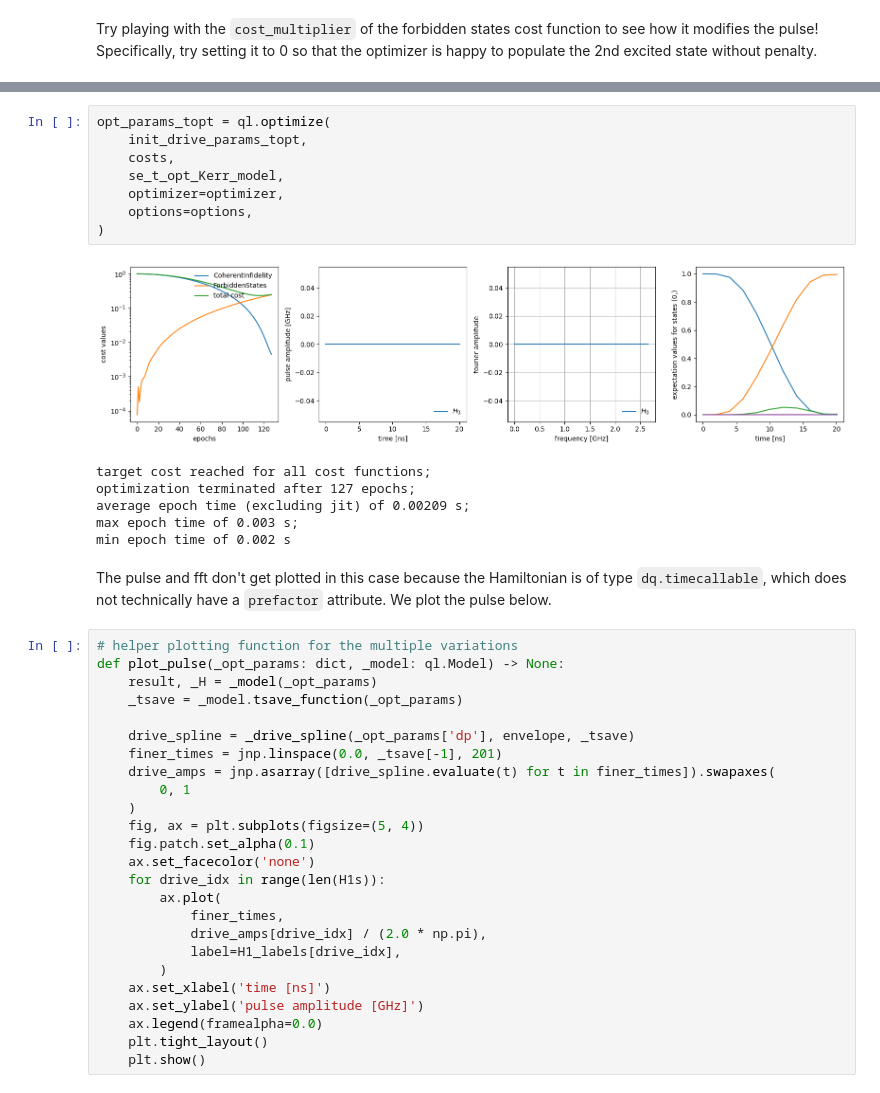
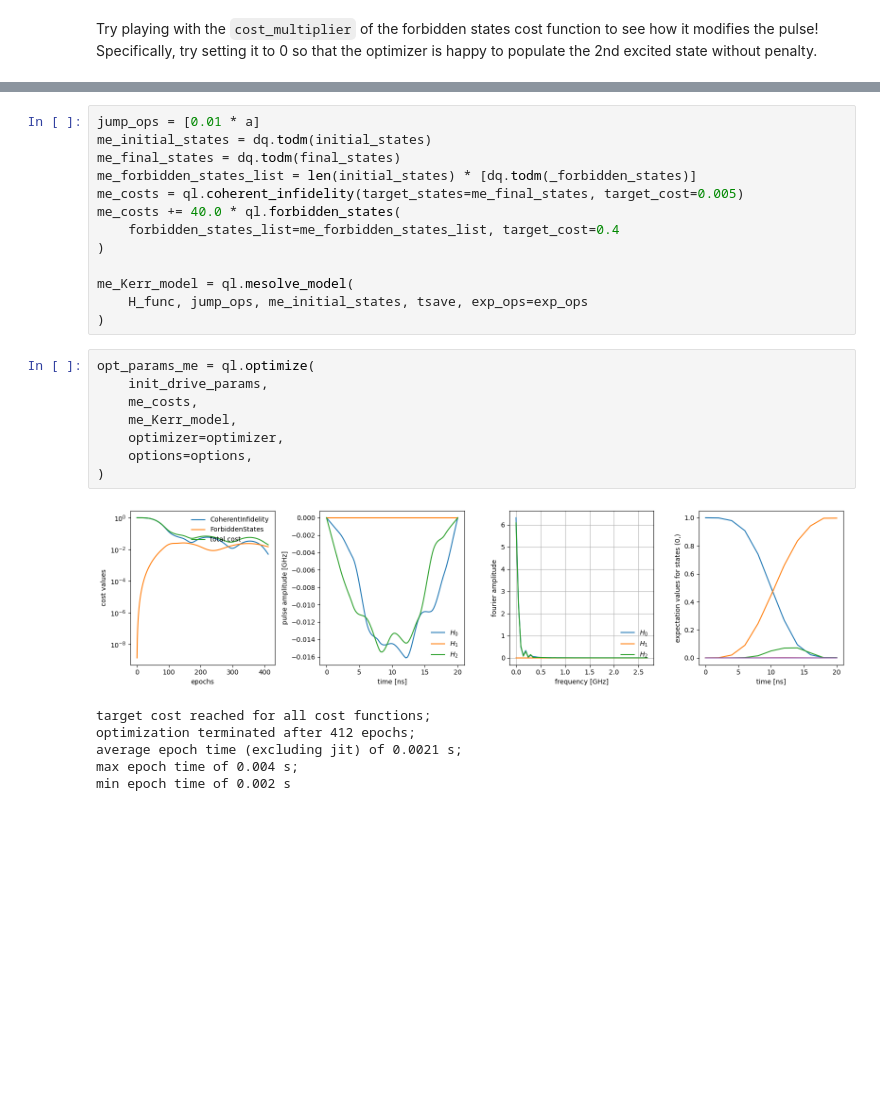
Before and after one commit to dkweiss31/qontrol, a Jupyter notebook: docs/examples/Kerr_oscillator.ipynb, the cells around one changed output, grey strips where cells are left out. Drawn from its saved outputs; the diff is of its cells as text; blank space fills up the shorter version.

Commit message:
Aniket noted that the Kerr_oscillator tutorial was broken: eliminating the time optimal control demo for now

```diff
--- a/docs/examples/Kerr_oscillator.ipynb
+++ b/docs/examples/Kerr_oscillator.ipynb
@@ -129,42 +104,28 @@ se_t_opt_Kerr_model = ql.sesolve_model(
+# %%
+jump_ops = [0.01 * a]
+me_initial_states = dq.todm(initial_states)
+me_final_states = dq.todm(final_states)
+me_forbidden_states_list = len(initial_states) * [dq.todm(_forbidden_states)]
+me_costs = ql.coherent_infidelity(target_states=me_final_states, target_cost=0.005)
+me_costs += 40.0 * ql.forbidden_states(
+    forbidden_states_list=me_forbidden_states_list, target_cost=0.4
+)
+
+me_Kerr_model = ql.mesolve_model(
+    H_func, jump_ops, me_initial_states, tsave, exp_ops=exp_ops
+)
 # %%
-opt_params_topt = ql.optimize(
-    init_drive_params_topt,
-    costs,
-    se_t_opt_Kerr_model,
+opt_params_me = ql.optimize(
+    init_drive_params,
+    me_costs,
+    me_Kerr_model,
     optimizer=optimizer,
     options=options,
 )
 # %% [output]
-[figure, old version]
+[figure, new version]
 target cost reached for all cost functions;
-optimization terminated after 127 epochs;
-average epoch time (excluding jit) of 0.00209 s;
-max epoch time of 0.003 s;
+optimization terminated after 412 epochs;
+average epoch time (excluding jit) of 0.0021 s;
+max epoch time of 0.004 s;
 min epoch time of 0.002 s
-# %% [markdown]
-The pulse and fft don't get plotted in this case because the Hamiltonian is of type `dq.timecallable`, which does not technically have a `prefactor` attribute. We plot the pulse below.
-# %%
-# helper plotting function for the multiple variations
-def plot_pulse(_opt_params: dict, _model: ql.Model) -> None:
-    result, _H = _model(_opt_params)
-    _tsave = _model.tsave_function(_opt_params)
-
-    drive_spline = _drive_spline(_opt_params['dp'], envelope, _tsave)
-    finer_times = jnp.linspace(0.0, _tsave[-1], 201)
-    drive_amps = jnp.asarray([drive_spline.evaluate(t) for t in finer_times]).swapaxes(
-        0, 1
-    )
-    fig, ax = plt.subplots(figsize=(5, 4))
-    fig.patch.set_alpha(0.1)
-    ax.set_facecolor('none')
-    for drive_idx in range(len(H1s)):
-        ax.plot(
-            finer_times,
-            drive_amps[drive_idx] / (2.0 * np.pi),
-            label=H1_labels[drive_idx],
-        )
-    ax.set_xlabel('time [ns]')
-    ax.set_ylabel('pulse amplitude [GHz]')
-    ax.legend(framealpha=0.0)
-    plt.tight_layout()
-    plt.show()
```
Also changed, not shown: parts of 10 cells of this notebook.
